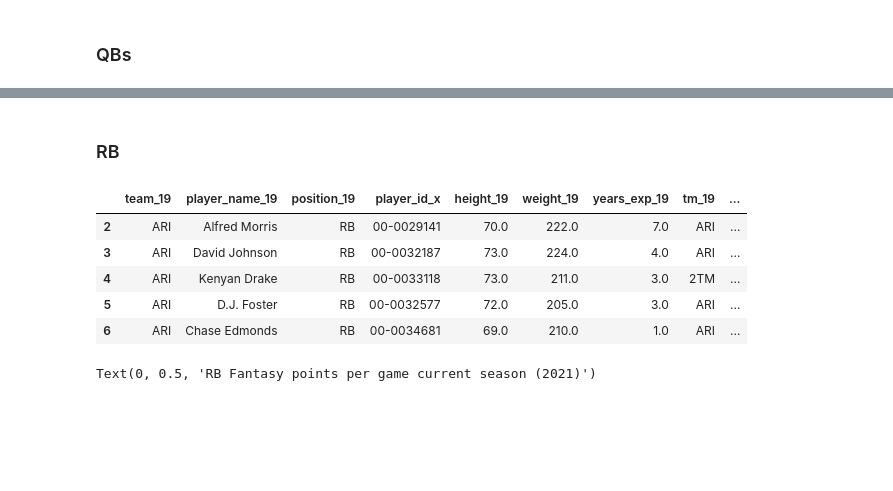
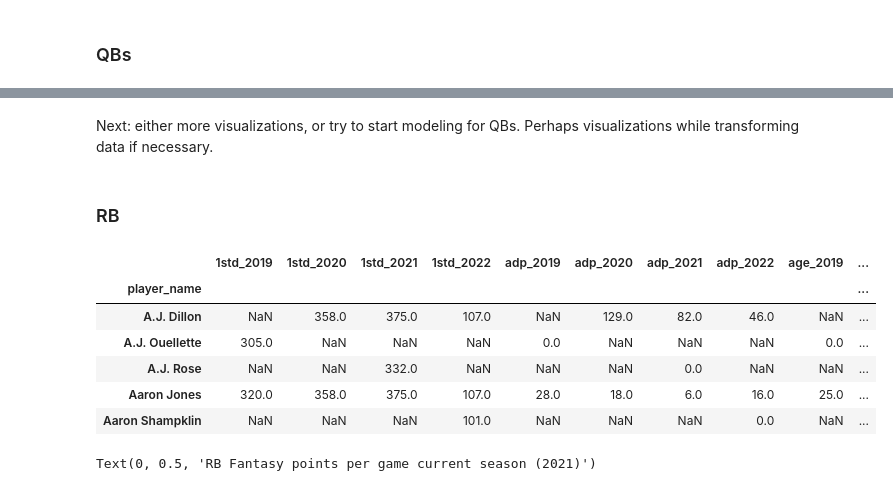
Before and after one commit to stephenkuc/Predicting_Fantasy_Football_Scores, a Jupyter notebook: 3. Fantasy Football - Visualizations.ipynb, the cells around one changed output, grey strips where cells are left out. Drawn from its saved outputs; the diff is of its cells as text; code cells hidden in the pictures; blank space fills up the shorter version.

```diff
--- a/3. Fantasy Football - Visualizations.ipynb
+++ b/3. Fantasy Football - Visualizations.ipynb
@@ -10,10 +10,10 @@ import seaborn as sns
 # %%
 # bringing back in data frames ff_all and ff_collective
 
-ff_all = pd.read_csv("C:/Users/steph/OneDrive/Documents/Data Projects/Fantasy/ff_all_position_pts.csv", index_col = 0)
-ff_collective = pd.read_csv("C:/Users/steph/OneDrive/Documents/Data Projects/Fantasy/ff_all_collective_seasons.csv", index_col = 0)
+starter_df = pd.read_csv("C:/Users/steph/OneDrive/Documents/Data Projects/Fantasy/ff_starters_by_year.csv", index_col = 0)
+ff_tall = pd.read_csv("C:/Users/steph/OneDrive/Documents/Data Projects/Fantasy/ff_collective_filtered.csv", index_col = 0)
 
-ff_qb = pd.read_csv("C:/Users/steph/OneDrive/Documents/Data Projects/Fantasy/ff_qb_all.csv", index_col = 0)
-ff_wr = pd.read_csv("C:/Users/steph/OneDrive/Documents/Data Projects/Fantasy/ff_wr_all.csv", index_col = 0)
-ff_te = pd.read_csv("C:/Users/steph/OneDrive/Documents/Data Projects/Fantasy/ff_te_all.csv", index_col = 0)
-ff_rb = pd.read_csv("C:/Users/steph/OneDrive/Documents/Data Projects/Fantasy/ff_rb_all.csv", index_col = 0)
+qb_wide = pd.read_csv("C:/Users/steph/OneDrive/Documents/Data Projects/Fantasy/ff_qb_wide.csv", index_col = 0)
+rb_wide = pd.read_csv("C:/Users/steph/OneDrive/Documents/Data Projects/Fantasy/ff_rb_wide.csv", index_col = 0)
+wr_wide = pd.read_csv("C:/Users/steph/OneDrive/Documents/Data Projects/Fantasy/ff_wr_wide.csv", index_col = 0)
+te_wide = pd.read_csv("C:/Users/steph/OneDrive/Documents/Data Projects/Fantasy/ff_te_wide.csv", index_col = 0)
@@ -107,14 +172,17 @@ Text(0, 0.5, 'QB Fantasy points per game current season (2021)')
+# %% [markdown]
+Next: either more visualizations, or try to start modeling for QBs. Perhaps visualizations while transforming data if necessary.
 # %% [markdown]
 ### RB
 # %%
-ff_rb.head()
+rb_wide.head()
 # %% [output]
-|  | team_19 | player_name_19 | position_19 | player_id_x | height_19 | weight_19 | years_exp_19 | tm_19 | ... |
-| 2 | ARI | Alfred Morris | RB | 00-0029141 | 70.0 | 222.0 | 7.0 | ARI | ... |
-| 3 | ARI | David Johnson | RB | 00-0032187 | 73.0 | 224.0 | 4.0 | ARI | ... |
-| 4 | ARI | Kenyan Drake | RB | 00-0033118 | 73.0 | 211.0 | 3.0 | 2TM | ... |
-| 5 | ARI | D.J. Foster | RB | 00-0032577 | 72.0 | 205.0 | 3.0 | ARI | ... |
-| 6 | ARI | Chase Edmonds | RB | 00-0034681 | 69.0 | 210.0 | 1.0 | ARI | ... |
+|  | 1std_2019 | 1std_2020 | 1std_2021 | 1std_2022 | adp_2019 | adp_2020 | adp_2021 | adp_2022 | age_2019 | ... |
+| player_name |  |  |  |  |  |  |  |  |  | ... |
+| A.J. Dillon | NaN | 358.0 | 375.0 | 107.0 | NaN | 129.0 | 82.0 | 46.0 | NaN | ... |
+| A.J. Ouellette | 305.0 | NaN | NaN | NaN | 0.0 | NaN | NaN | NaN | 0.0 | ... |
+| A.J. Rose | NaN | NaN | 332.0 | NaN | NaN | NaN | 0.0 | NaN | NaN | ... |
+| Aaron Jones | 320.0 | 358.0 | 375.0 | 107.0 | 28.0 | 18.0 | 6.0 | 16.0 | 25.0 | ... |
+| Aaron Shampklin | NaN | NaN | NaN | 101.0 | NaN | NaN | NaN | 0.0 | NaN | ... |
 # %%
 plt.scatter(ff_rb['fp_per_gm20hppr'], ff_rb['fp_per_gm21hppr'], c = ff_rb['gs_20'])
 plt.legend(ff_rb['gs_20']) ## Need to figure out how to add a good legend in
```
Also changed, not shown: parts of 27 cells of this notebook, 2 other files.
